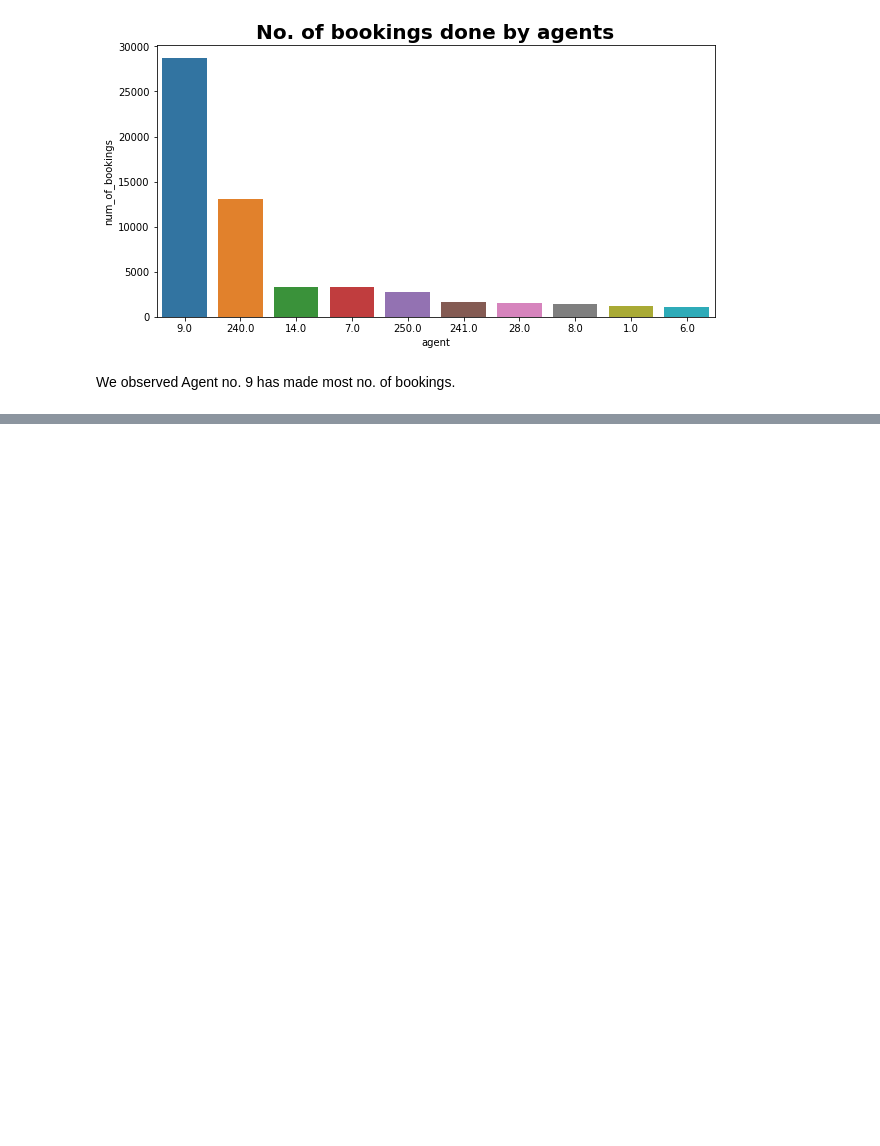
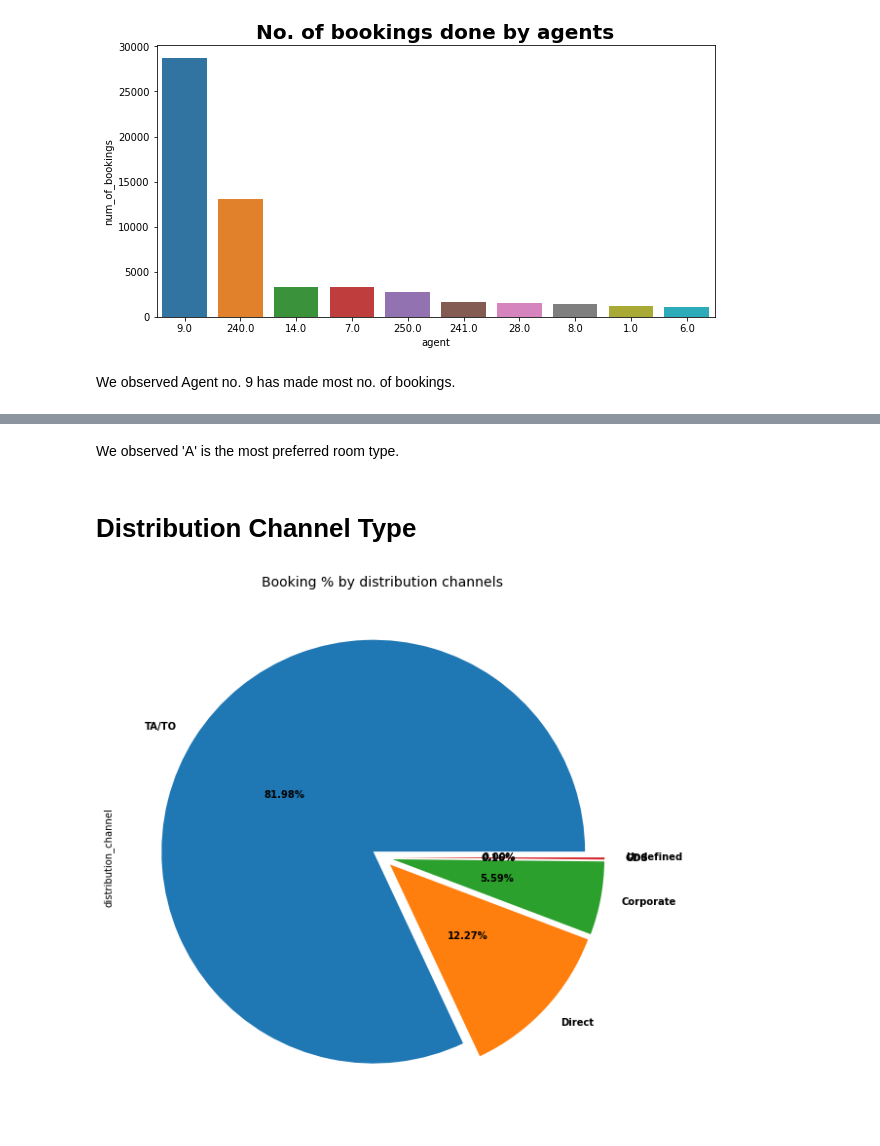
Before and after one commit to 11-Kani/Hotel_Booking_Analysis__Project_1-, a Jupyter notebook: Hotel_Booking_Analysis_Capstone_Project.ipynb, the cells around one changed output, grey strips where cells are left out. Saved outputs shown, nothing was run; the diff lists cells and outputs as text; code cells hidden in the pictures; blank space fills up the shorter version.

```diff
--- a/Hotel_Booking_Analysis_Capstone_Project.ipynb
+++ b/Hotel_Booking_Analysis_Capstone_Project.ipynb
@@ -305,0 +315,11 @@ We observed Agent no. 9 has made most no. of bookings.
+# %% [markdown]
+We observed 'A' is the most preferred room type.
+# %% [markdown]
+# Distribution Channel Type
+# %%
+booking_distibution_typ =Hotel_df['distribution_channel'].value_counts()
+# plt.pie(x=Hotel_df, autopct="%.2f%%", explode=[0.05]*5, labels=labels, pctdistance=0.5)
+booking_distributuion_type_ratio =booking_distibution_typ.plot.pie(autopct='%.2f%%',textprops={'weight': 'bold'},figsize =(10,10), pctdistance=0.5,explode = [0.05]*5)
+plt.title("Booking % by distribution channels", fontsize=14);
+# %% [output]
+[figure, added]
```
Also changed, not shown: parts of 10 cells of this notebook.
